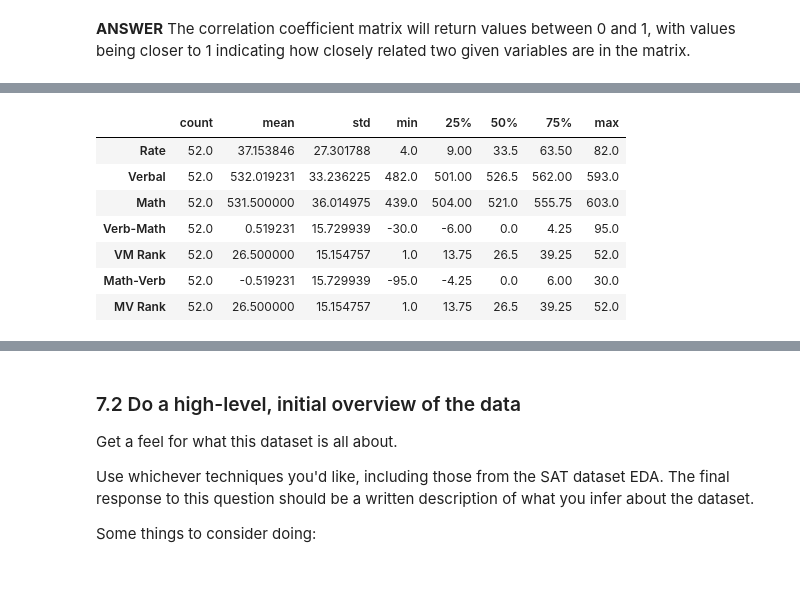
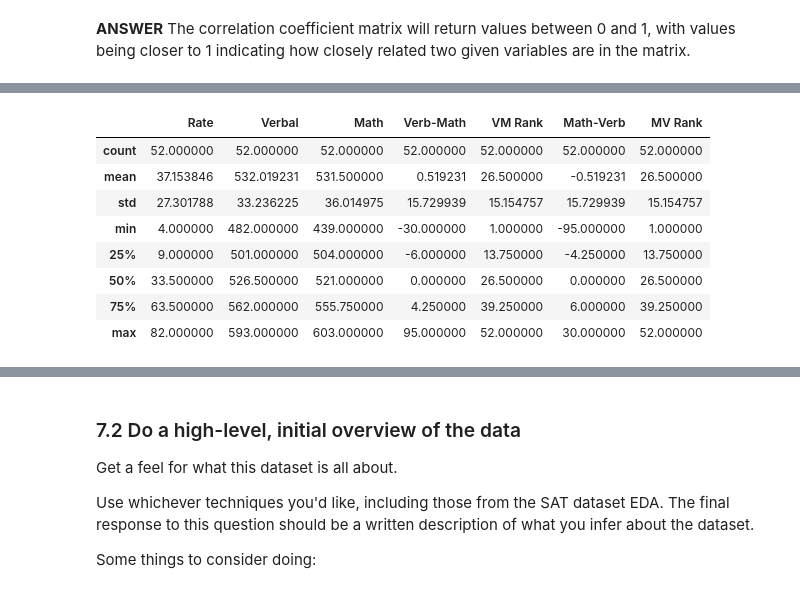
Before and after one commit to godsylla/Civic-Data-Analysis, a Jupyter notebook: project-02-v2-starter-code.ipynb, the cells around one changed output, grey strips where cells are left out. Cells and saved outputs as stored; diff of their text form; code cells hidden in the pictures.

```diff
--- a/project-02-v2-starter-code.ipynb
+++ b/project-02-v2-starter-code.ipynb
@@ -642,16 +646,17 @@ The correlation coefficient matrix will return values between 0 and 1, with valu
 
 Write up what each of the rows returned by the function indicate.
 # %%
-MV_descending.describe().T
+MV_descending.describe()
 # %% [output]
-|  | count | mean | std | min | 25% | 50% | 75% | max |
-| Rate | 52.0 | 37.153846 | 27.301788 | 4.0 | 9.00 | 33.5 | 63.50 | 82.0 |
-| Verbal | 52.0 | 532.019231 | 33.236225 | 482.0 | 501.00 | 526.5 | 562.00 | 593.0 |
-| Math | 52.0 | 531.500000 | 36.014975 | 439.0 | 504.00 | 521.0 | 555.75 | 603.0 |
-| Verb-Math | 52.0 | 0.519231 | 15.729939 | -30.0 | -6.00 | 0.0 | 4.25 | 95.0 |
-| VM Rank | 52.0 | 26.500000 | 15.154757 | 1.0 | 13.75 | 26.5 | 39.25 | 52.0 |
-| Math-Verb | 52.0 | -0.519231 | 15.729939 | -95.0 | -4.25 | 0.0 | 6.00 | 30.0 |
-| MV Rank | 52.0 | 26.500000 | 15.154757 | 1.0 | 13.75 | 26.5 | 39.25 | 52.0 |
+|  | Rate | Verbal | Math | Verb-Math | VM Rank | Math-Verb | MV Rank |
+| count | 52.000000 | 52.000000 | 52.000000 | 52.000000 | 52.000000 | 52.000000 | 52.000000 |
+| mean | 37.153846 | 532.019231 | 531.500000 | 0.519231 | 26.500000 | -0.519231 | 26.500000 |
+| std | 27.301788 | 33.236225 | 36.014975 | 15.729939 | 15.154757 | 15.729939 | 15.154757 |
+| min | 4.000000 | 482.000000 | 439.000000 | -30.000000 | 1.000000 | -95.000000 | 1.000000 |
+| 25% | 9.000000 | 501.000000 | 504.000000 | -6.000000 | 13.750000 | -4.250000 | 13.750000 |
+| 50% | 33.500000 | 526.500000 | 521.000000 | 0.000000 | 26.500000 | 0.000000 | 26.500000 |
+| 75% | 63.500000 | 562.000000 | 555.750000 | 4.250000 | 39.250000 | 6.000000 | 39.250000 |
+| max | 82.000000 | 593.000000 | 603.000000 | 95.000000 | 52.000000 | 30.000000 | 52.000000 |
 # %% [markdown]
 <img src="http://imgur.com/xDpSobf.png" style="float: left; margin: 25px 15px 0px 0px; height: 25px">
 
```
Also changed, not shown: parts of 19 cells of this notebook.
